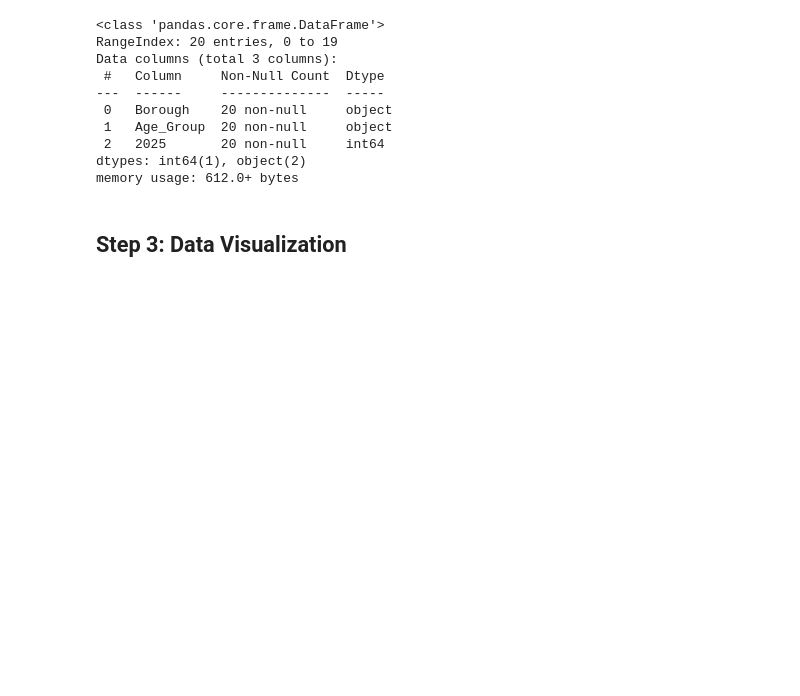
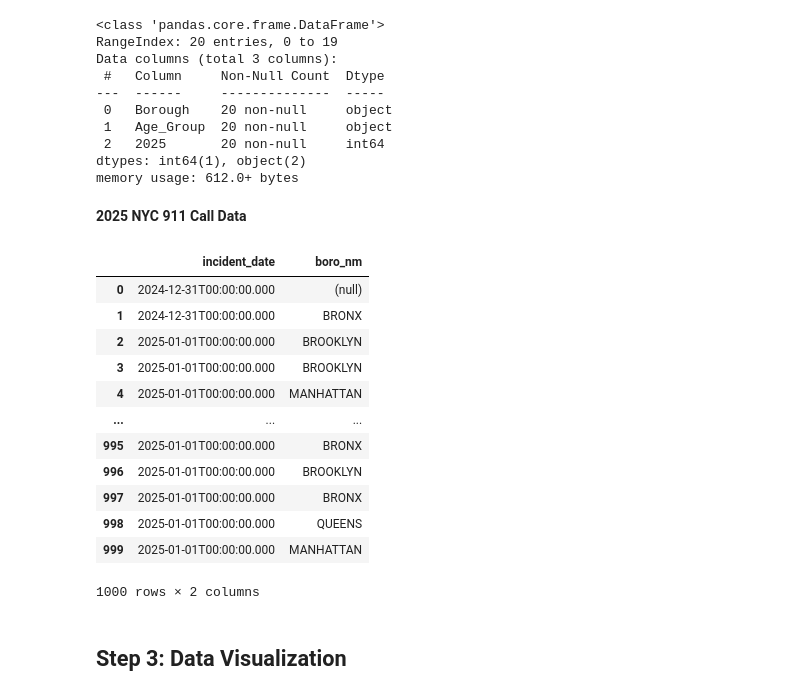
Before and after one commit to sophiacain11-jpg/sophiacain11-jpg.github.io, a Jupyter notebook: Project3.ipynb, the cells around one changed output. Cells and saved outputs as stored; diff of their text form; code cells hidden in the pictures; blank space fills up the shorter version.

Commit message:
fixed formatting and started cleaning 911 data

```diff
--- a/Project3.ipynb
+++ b/Project3.ipynb
@@ -92,7 +88,9 @@ NYC_911 = response.json()
 
 # convert to a data frame
 
-pd.DataFrame(NYC_911)
+df_911 = pd.DataFrame(NYC_911)
+
+df_911
 # %% [output]
 |  | cad_evnt_id | create_date | incident_date | incident_time | nypd_pct_cd | boro_nm | patrl_boro_nm | geo_cd_x | ... |
 | 0 | 108642792 | 2025-01-01T00:00:00.000 | 2024-12-31T00:00:00.000 | 23:22:32 | 116 | (null) | (null) | 1056625 | ... |
@@ -201,3 +221,25 @@ Data columns (total 3 columns):
  2   2025       20 non-null     int64
 dtypes: int64(1), object(2)
 memory usage: 612.0+ bytes
+# %% [markdown]
+**2025 NYC 911 Call Data**
+# %%
+# Here I want to select on the columns with the incident date and the borough.
+
+df_911_subset = df_911[["incident_date", "boro_nm"]]
+
+df_911_subset
+# %% [output]
+|  | incident_date | boro_nm |
+| 0 | 2024-12-31T00:00:00.000 | (null) |
+| 1 | 2024-12-31T00:00:00.000 | BRONX |
+| 2 | 2025-01-01T00:00:00.000 | BROOKLYN |
+| 3 | 2025-01-01T00:00:00.000 | BROOKLYN |
+| 4 | 2025-01-01T00:00:00.000 | MANHATTAN |
+| ... | ... | ... |
+| 995 | 2025-01-01T00:00:00.000 | BRONX |
+| 996 | 2025-01-01T00:00:00.000 | BROOKLYN |
+| 997 | 2025-01-01T00:00:00.000 | BRONX |
+| 998 | 2025-01-01T00:00:00.000 | QUEENS |
+| 999 | 2025-01-01T00:00:00.000 | MANHATTAN |
+1000 rows × 2 columns
```
Also changed, not shown: parts of 9 cells of this notebook.
